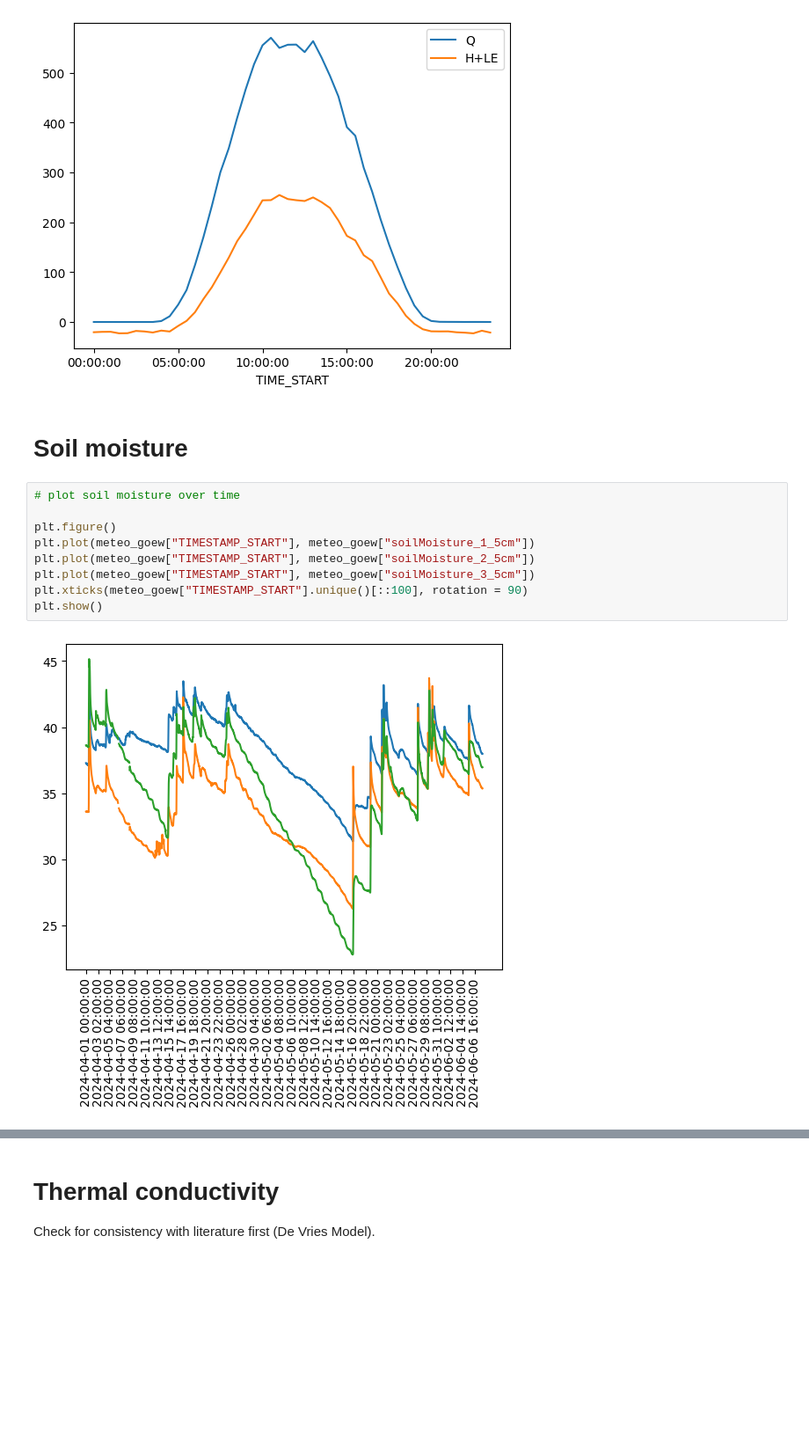
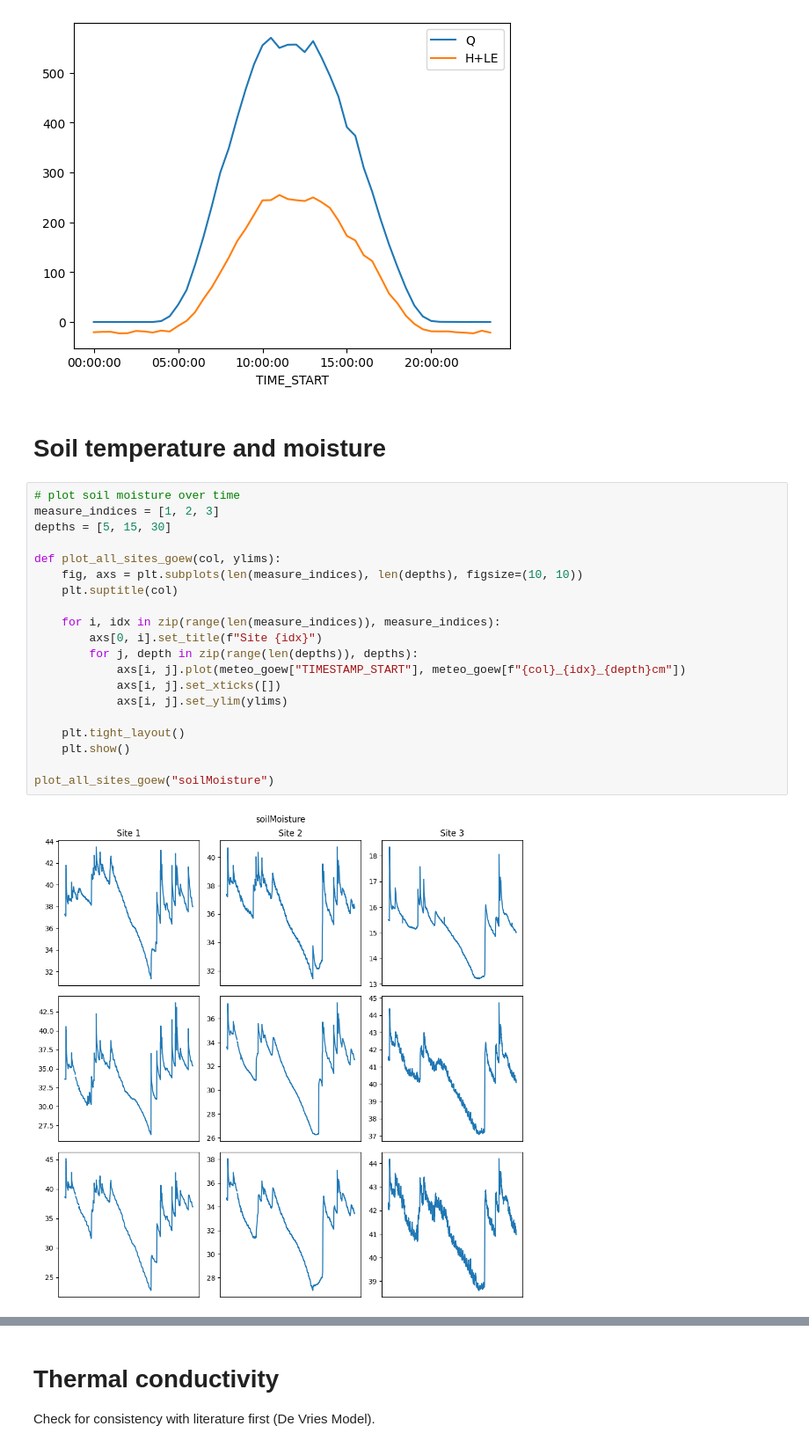
Before and after one commit to justusm00/ebc-project, a Jupyter notebook: data_2024/analysis_2024.ipynb, the cells around one changed output, grey strips where cells are left out. Shown at 88% size. Drawn from its saved outputs; the diff is of its cells as text; blank space fills up the shorter version.

```diff
--- a/data_2024/analysis_2024.ipynb
+++ b/data_2024/analysis_2024.ipynb
@@ -256,15 +256,26 @@ df_goew[["Q", "H+LE"]].plot()
 <Axes: xlabel='TIME_START'>
 [figure]
 # %% [markdown]
-# Soil moisture
+# Soil temperature and moisture
-# %%
-# plot soil moisture over time
-
-plt.figure()
-plt.plot(meteo_goew["TIMESTAMP_START"], meteo_goew["soilMoisture_1_5cm"])
-plt.plot(meteo_goew["TIMESTAMP_START"], meteo_goew["soilMoisture_2_5cm"])
-plt.plot(meteo_goew["TIMESTAMP_START"], meteo_goew["soilMoisture_3_5cm"])
-plt.xticks(meteo_goew["TIMESTAMP_START"].unique()[::100], rotation = 90)
-plt.show()
-# %% [output]
-[figure, removed]
+# %%
+# plot soil moisture over time
+measure_indices = [1, 2, 3]
+depths = [5, 15, 30]
+
+def plot_all_sites_goew(col, ylims):
+    fig, axs = plt.subplots(len(measure_indices), len(depths), figsize=(10, 10))
+    plt.suptitle(col)
+
+    for i, idx in zip(range(len(measure_indices)), measure_indices):
+        axs[0, i].set_title(f"Site {idx}")
+        for j, depth in zip(range(len(depths)), depths):
+            axs[i, j].plot(meteo_goew["TIMESTAMP_START"], meteo_goew[f"{col}_{idx}_{depth}cm"])
+            axs[i, j].set_xticks([])
+            axs[i, j].set_ylim(ylims)
+
+    plt.tight_layout()
+    plt.show()
+
+plot_all_sites_goew("soilMoisture")
+# %% [output]
+[figure, added]
```
Also changed, not shown: parts of 1 cell of this notebook.
